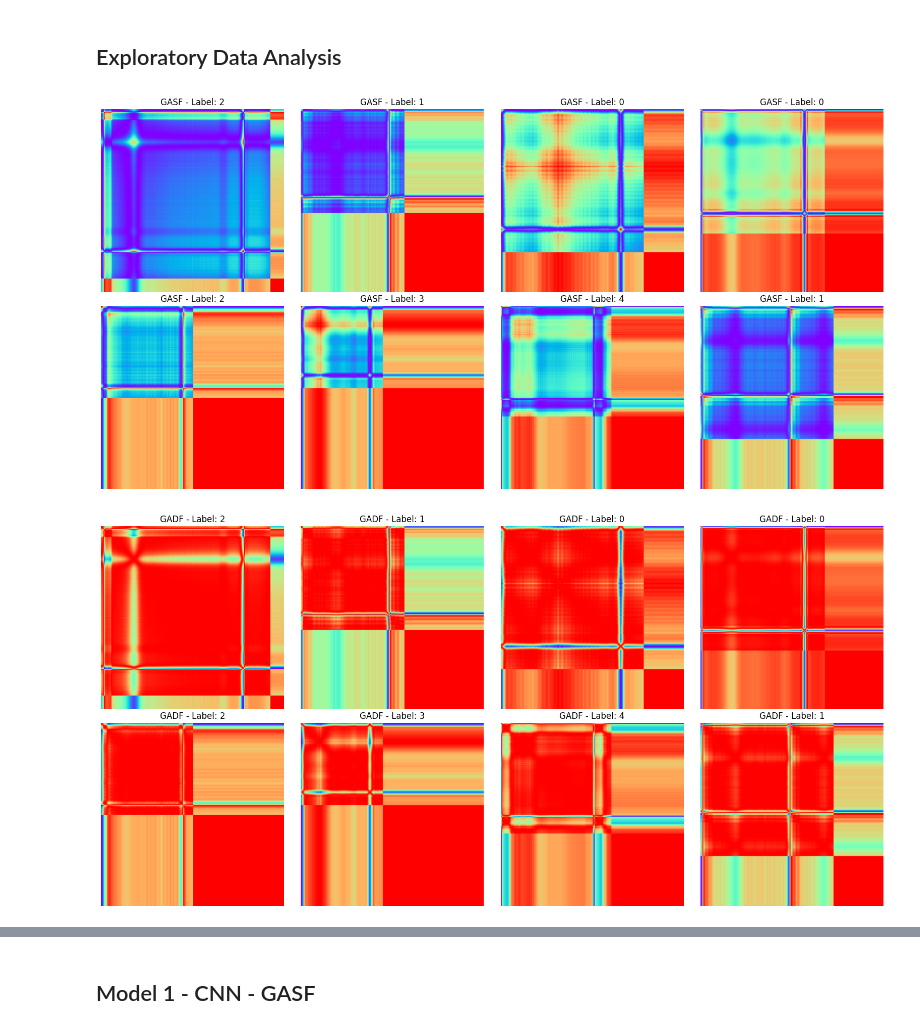
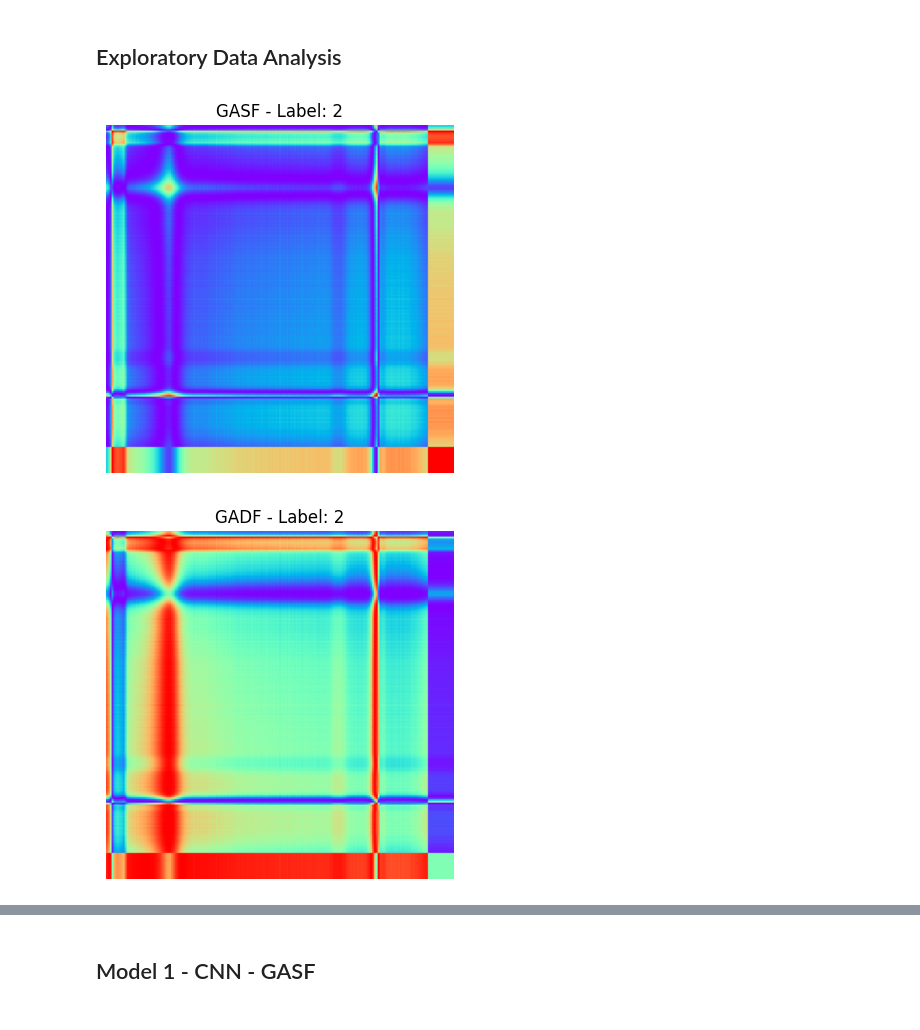
Before and after one commit to harshalchalke31/algorithms, a Jupyter notebook: Time_Series/GAF/ecg_classification.ipynb, the cells around one changed output, grey strips where cells are left out. Cells and saved outputs as stored; diff of their text form; code cells hidden in the pictures.

```diff
--- a/Time_Series/GAF/ecg_classification.ipynb
+++ b/Time_Series/GAF/ecg_classification.ipynb
@@ -93,14 +126,14 @@ Passing `palette` without assigning `hue` is deprecated and will be removed in v
 # %%
 train_dataset_gasf = ECGDataset(X_train, y_train,gaf_mode='gasf')
 
-plot_gaf_samples(dataset=train_dataset_gasf,num_samples=8,cols=4)
+plot_gaf_samples(dataset=train_dataset_gasf,num_samples=1,cols=1)
 # %% [output]
-[figure, old version]
+[figure, new version]
 # %%
 train_dataset_gadf = ECGDataset(signals=X_train,labels=y_train,gaf_mode='gadf')
-plot_gaf_samples(dataset=train_dataset_gadf,num_samples=8,cols=4,gaf_type='GADF')
+plot_gaf_samples(dataset=train_dataset_gadf,num_samples=1,cols=1,gaf_type='GADF')
 # %% [output]
-[figure, old version]
+[figure, new version]
 # %%
 train_dataset_both = ECGDataset(signals=X_train,labels=y_train)
 plot_gaf_both(dataset=train_dataset_both,num_samples=6,cols=4,gaf_type='GASF + GADF')
```
Also changed, not shown: parts of 11 cells of this notebook, 6 other files.
